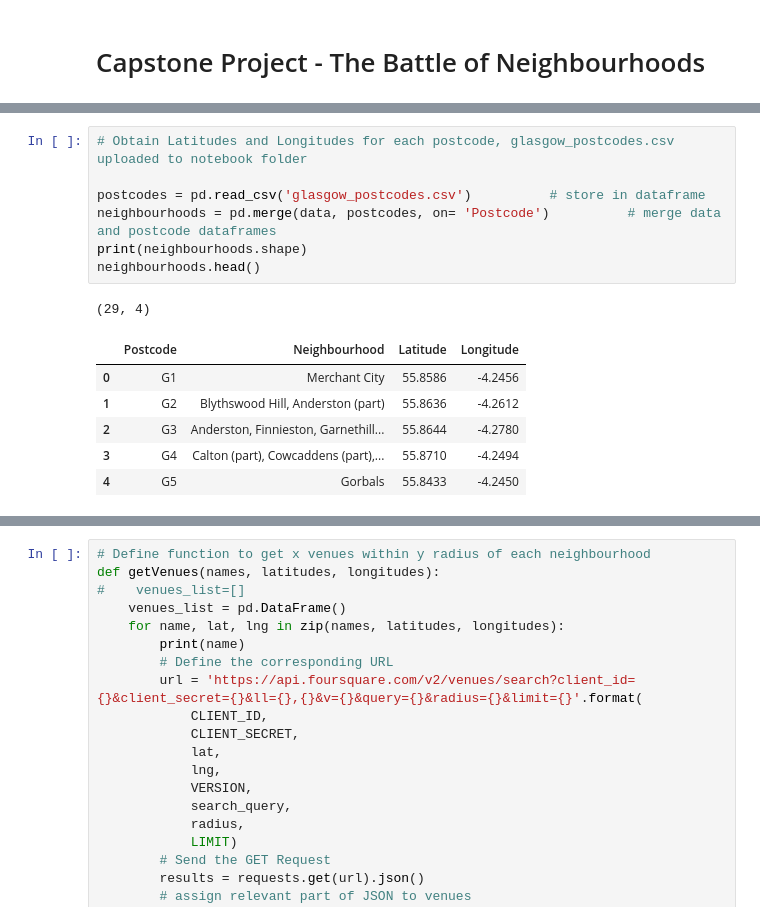
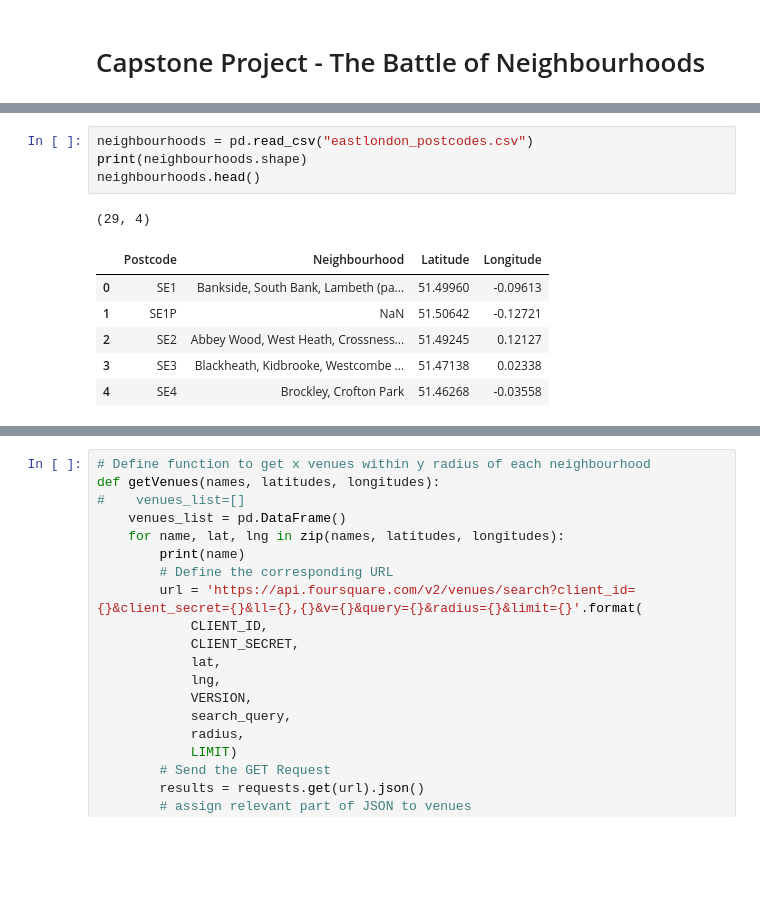
Before and after one commit to WOuOK-93/IBM-DataScience-Capstone, a Jupyter notebook: BattleofNeighboursFinal.ipynb, the cells around one changed output, grey strips where cells are left out. Drawn from its saved outputs; the diff is of its cells as text; blank space fills up the shorter version.

```diff
--- a/BattleofNeighboursFinal.ipynb
+++ b/BattleofNeighboursFinal.ipynb
@@ -106,17 +47,14 @@ data.head()
-# %%
-# Obtain Latitudes and Longitudes for each postcode, glasgow_postcodes.csv uploaded to notebook folder
-
-postcodes = pd.read_csv('glasgow_postcodes.csv')          # store in dataframe
-neighbourhoods = pd.merge(data, postcodes, on= 'Postcode')          # merge data and postcode dataframes
-print(neighbourhoods.shape)
-neighbourhoods.head()
-# %% [output]
-(29, 4)
-|  | Postcode | Neighbourhood | Latitude | Longitude |
-| 0 | G1 | Merchant City | 55.8586 | -4.2456 |
-| 1 | G2 | Blythswood Hill, Anderston (part) | 55.8636 | -4.2612 |
-| 2 | G3 | Anderston, Finnieston, Garnethill... | 55.8644 | -4.2780 |
-| 3 | G4 | Calton (part), Cowcaddens (part),... | 55.8710 | -4.2494 |
-| 4 | G5 | Gorbals | 55.8433 | -4.2450 |
+# %%
+neighbourhoods = pd.read_csv("eastlondon_postcodes.csv")
+print(neighbourhoods.shape)
+neighbourhoods.head()
+# %% [output]
+(29, 4)
+|  | Postcode | Neighbourhood | Latitude | Longitude |
+| 0 | SE1 | Bankside, South Bank, Lambeth (pa... | 51.49960 | -0.09613 |
+| 1 | SE1P | NaN | 51.50642 | -0.12721 |
+| 2 | SE2 | Abbey Wood, West Heath, Crossness... | 51.49245 | 0.12127 |
+| 3 | SE3 | Blackheath, Kidbrooke, Westcombe ... | 51.47138 | 0.02338 |
+| 4 | SE4 | Brockley, Crofton Park | 51.46268 | -0.03558 |
 # %%
 # Create a map of the neighbourhoods
```
Also changed, not shown: parts of 12 cells of this notebook, 7 other files.
